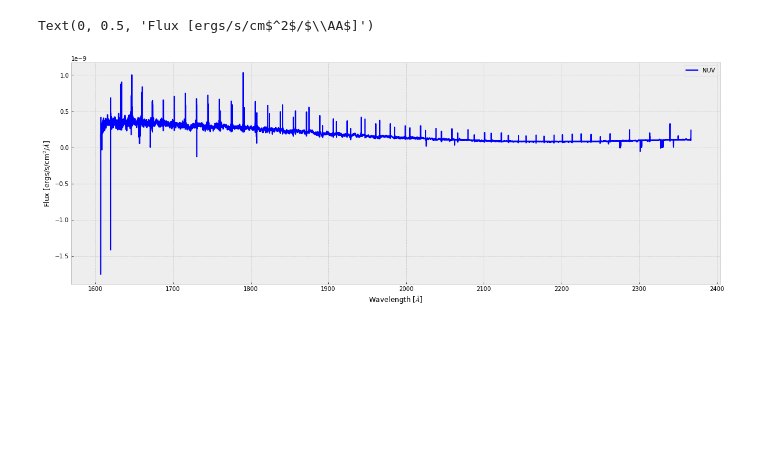
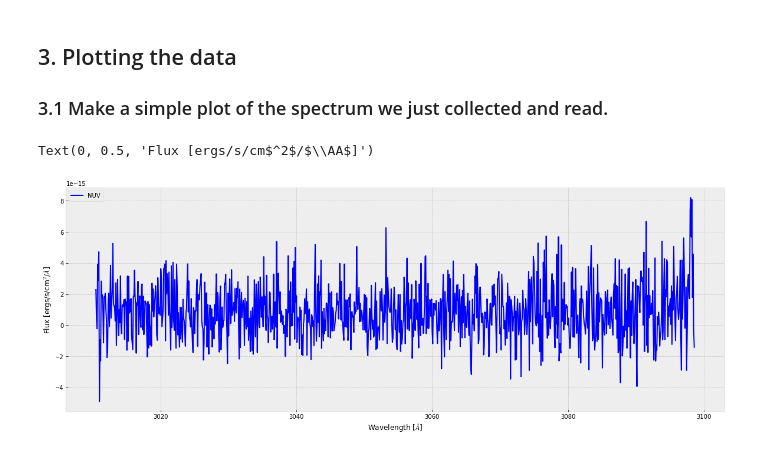
Before and after one commit to spacetelescope/STIS-Notebooks, a Jupyter notebook: View_Data/NUV.ipynb, the cells around one changed output. Drawn from its saved outputs; the diff is of its cells as text; code cells hidden in the pictures; blank space fills up the shorter version.

```diff
--- a/View_Data/NUV.ipynb
+++ b/View_Data/NUV.ipynb
@@ -11,7 +29,7 @@ plt.style.use("bmh")
 # %%
 #NUV
 #first read the x1d fits file as a hdu list
-x1d_file="./Data/NUV/ODLZ14010/ODLZ14010_x1d.fits"
+x1d_file="./Data/NUV/ODGXT9010/ODGXT9010_x1d.fits"
 x1d_hdul = fits.open(x1d_file)
 # %%
 #get information about the fits file
@@ -44,4 +62,5 @@ BLZSHIFT=     6.24122314510753 / average blaze shift (pixels)
 # %%
-nuv_data = fits.getdata(x1d_file, 1)
-print(nuv_data.shape)
+#get data
+x1d_data = Table.read(x1d_file,1)
+x1d_data
 # %% [output]
@@ -49,13 +73,16 @@ print(nuv_data.shape)
+# %% [markdown]
+## 3. Plotting the data
+### 3.1 Make a simple plot of the spectrum we just collected and read.
 # %%
-wl = nuv_data["wavelength"].flatten()
-flux = nuv_data["flux"].flatten()
+wl = x1d_data["WAVELENGTH"].flatten()
+flux = x1d_data["FLUX"].flatten()
 order = np.argsort(wl)
 wl = np.array(wl)[order]
 flux = np.array(flux)[order]
 plt.plot(wl, flux, color="blue", label="NUV")
 plt.legend(loc="best")
 plt.xlabel("Wavelength [$\AA$]")
 plt.ylabel("Flux [ergs/s/cm$^2$/$\AA$]")
 # %% [output]
 Text(0, 0.5, 'Flux [ergs/s/cm$^2$/$\\AA$]')
-[figure, old version]
+[figure, new version]
```
Also changed, not shown: parts of 19 cells of this notebook, 1 other file.
